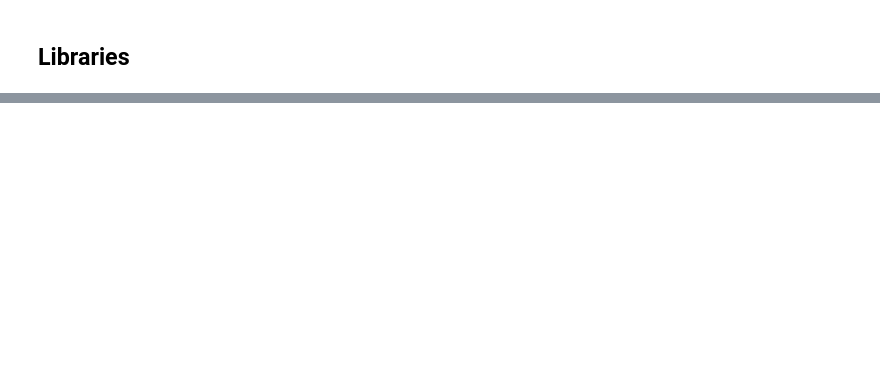
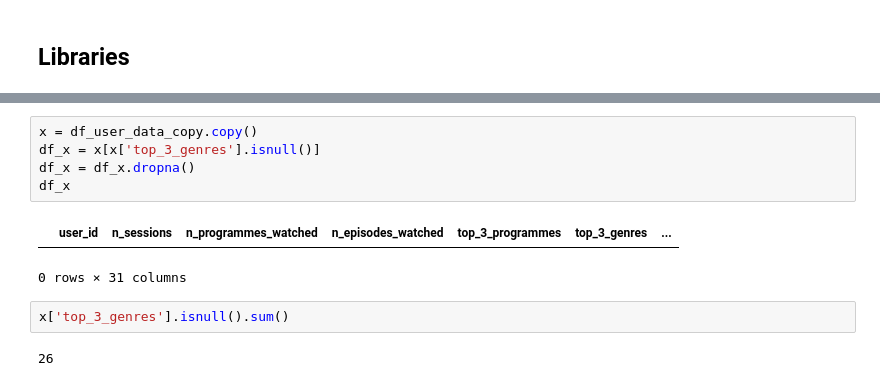
Before and after one commit to supmathews/ITV-live-online-career-challenge, a Jupyter notebook: itv_challenge_solution.ipynb, the cells around one changed output, grey strips where cells are left out. Cells and saved outputs as stored; diff of their text form; blank space fills up the shorter version.

```diff
--- a/itv_challenge_solution.ipynb
+++ b/itv_challenge_solution.ipynb
@@ -76,0 +217,12 @@ msn.bar(df_viewing_data)
+# %%
+x = df_user_data_copy.copy()
+df_x = x[x['top_3_genres'].isnull()]
+df_x = df_x.dropna()
+df_x
+# %% [output]
+|  | user_id | n_sessions | n_programmes_watched | n_episodes_watched | top_3_programmes | top_3_genres | ... |
+0 rows × 31 columns
+# %%
+x['top_3_genres'].isnull().sum()
+# %% [output]
+26
```
Also changed, not shown: parts of 39 cells of this notebook.
